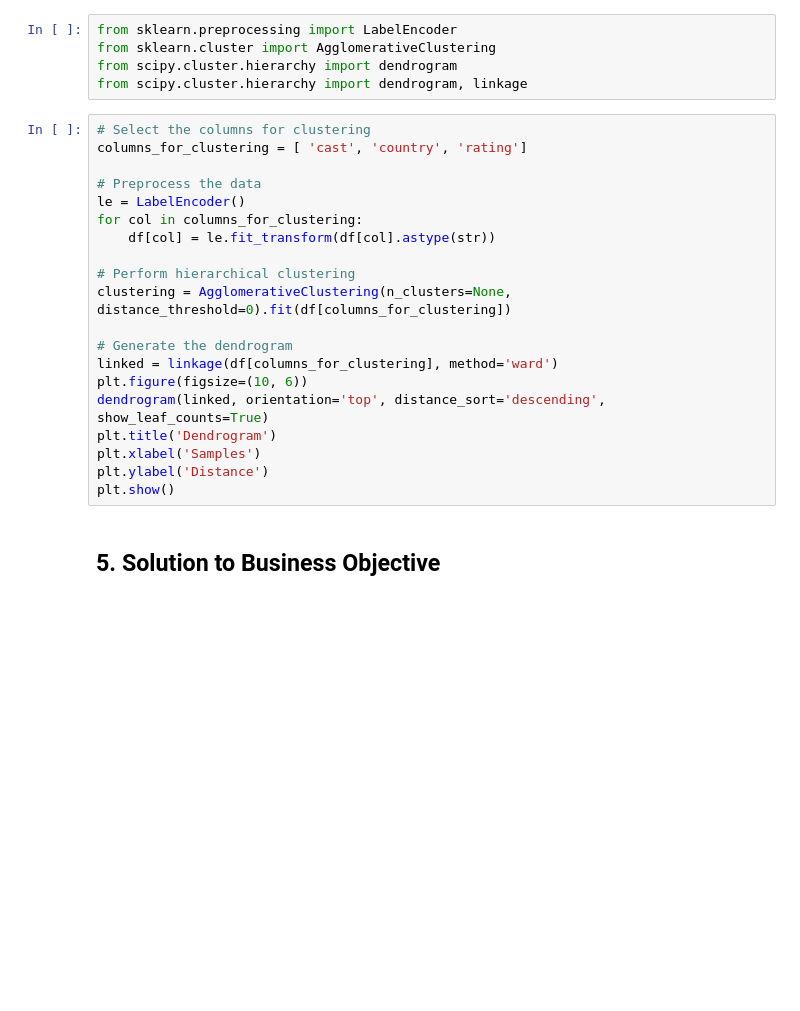
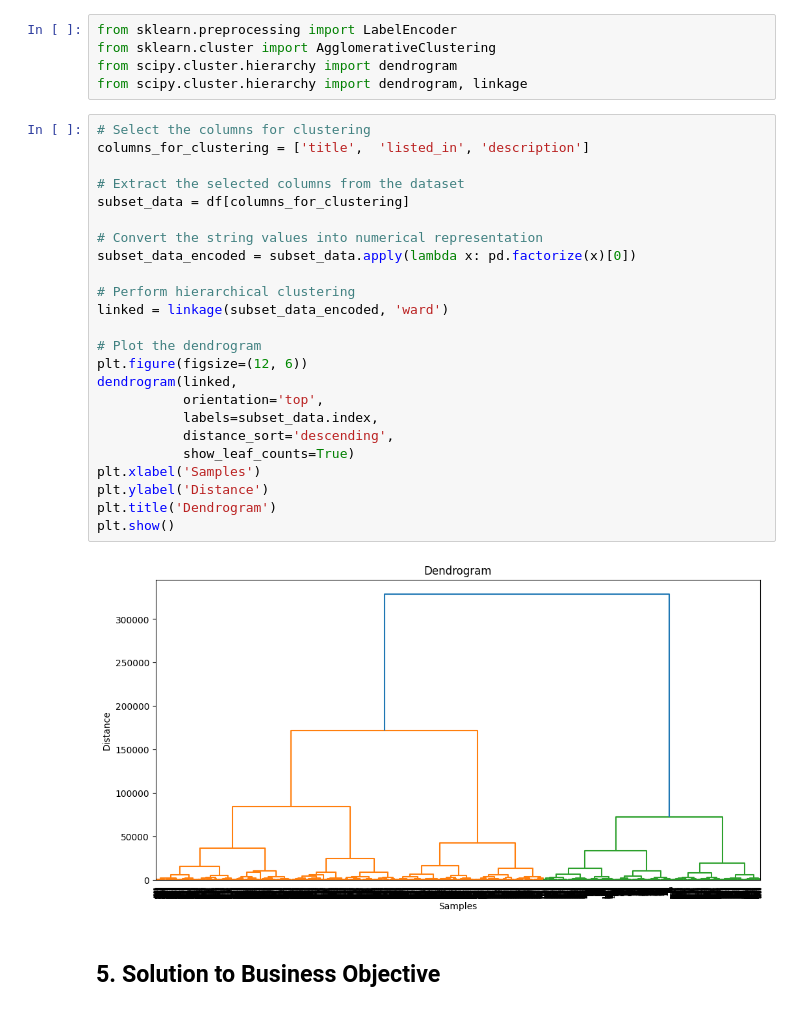
Before and after one commit to MishraVikas01/Netflix-Show-and-Movies-Clustering, a Jupyter notebook: Netflix_Show_and_Movies_Clustering.ipynb, the cells around one changed output. Cells and saved outputs as stored; diff of their text form; blank space fills up the shorter version.

```diff
--- a/Netflix_Show_and_Movies_Clustering.ipynb
+++ b/Netflix_Show_and_Movies_Clustering.ipynb
@@ -671,24 +785,30 @@ from scipy.cluster.hierarchy import dendrogram
 from scipy.cluster.hierarchy import dendrogram, linkage
 # %%
 # Select the columns for clustering
-columns_for_clustering = [ 'cast', 'country', 'rating']
+columns_for_clustering = ['title',  'listed_in', 'description']
 
-# Preprocess the data
-le = LabelEncoder()
-for col in columns_for_clustering:
-    df[col] = le.fit_transform(df[col].astype(str))
+# Extract the selected columns from the dataset
+subset_data = df[columns_for_clustering]
+
+# Convert the string values into numerical representation
+subset_data_encoded = subset_data.apply(lambda x: pd.factorize(x)[0])
 
 # Perform hierarchical clustering
-clustering = AgglomerativeClustering(n_clusters=None, distance_threshold=0).fit(df[columns_for_clustering])
+linked = linkage(subset_data_encoded, 'ward')
 
-# Generate the dendrogram
-linked = linkage(df[columns_for_clustering], method='ward')
-plt.figure(figsize=(10, 6))
-dendrogram(linked, orientation='top', distance_sort='descending', show_leaf_counts=True)
-plt.title('Dendrogram')
+# Plot the dendrogram
+plt.figure(figsize=(12, 6))
+dendrogram(linked,
+           orientation='top',
+           labels=subset_data.index,
+           distance_sort='descending',
+           show_leaf_counts=True)
 plt.xlabel('Samples')
 plt.ylabel('Distance')
+plt.title('Dendrogram')
 plt.show()
+# %% [output]
+[figure, added]
 # %% [markdown]
 ## **5. Solution to Business Objective**
 # %% [markdown]
```
Also changed, not shown: parts of 126 cells of this notebook.
